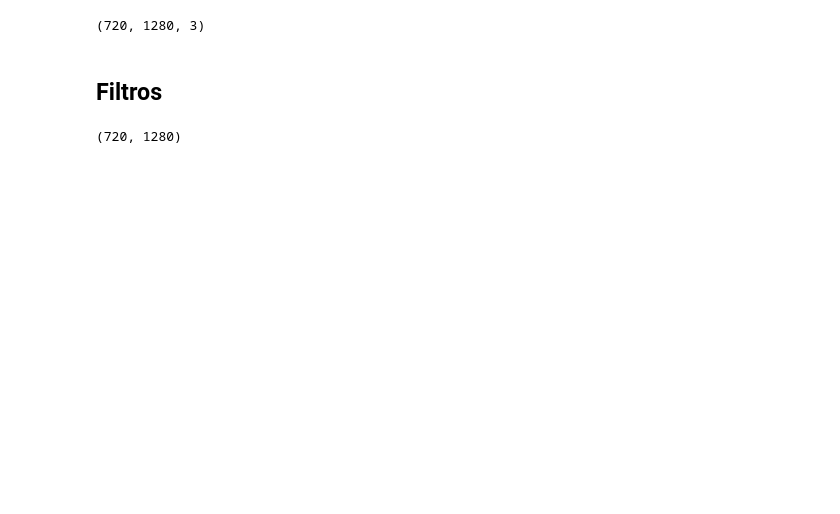
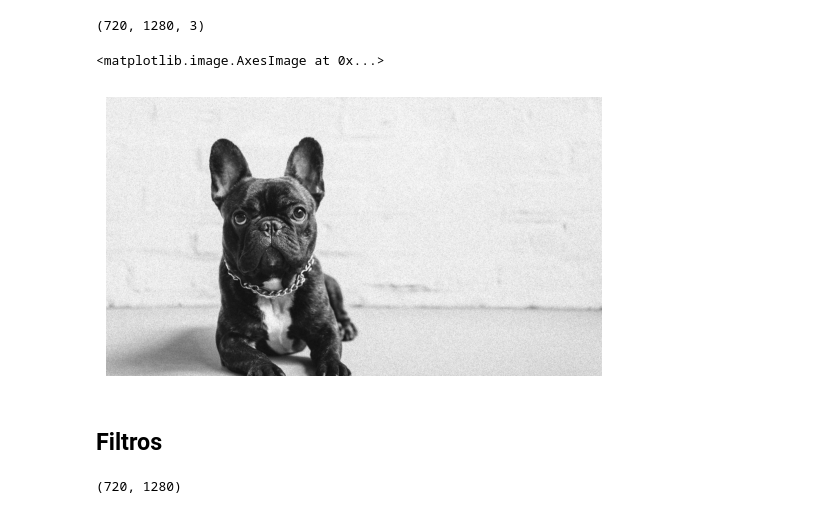
Before and after one commit to VictorGryca/drawing-turtle, a Jupyter notebook: principal.ipynb, the cells around one changed output. Saved outputs shown, nothing was run; the diff lists cells and outputs as text; code cells hidden in the pictures; blank space fills up the shorter version.

```diff
--- a/principal.ipynb
+++ b/principal.ipynb
@@ -36,3 +45,9 @@ cv2.destroyAllWindows()
+# %%
+plt.axis('off')
+plt.imshow(preto_branco, cmap='gray')
+# %% [output]
+<matplotlib.image.AxesImage at 0x...>
+[figure, added]
 # %% [markdown]
 ## Filtros
 # %%
```
Also changed, not shown: parts of 22 cells of this notebook.
